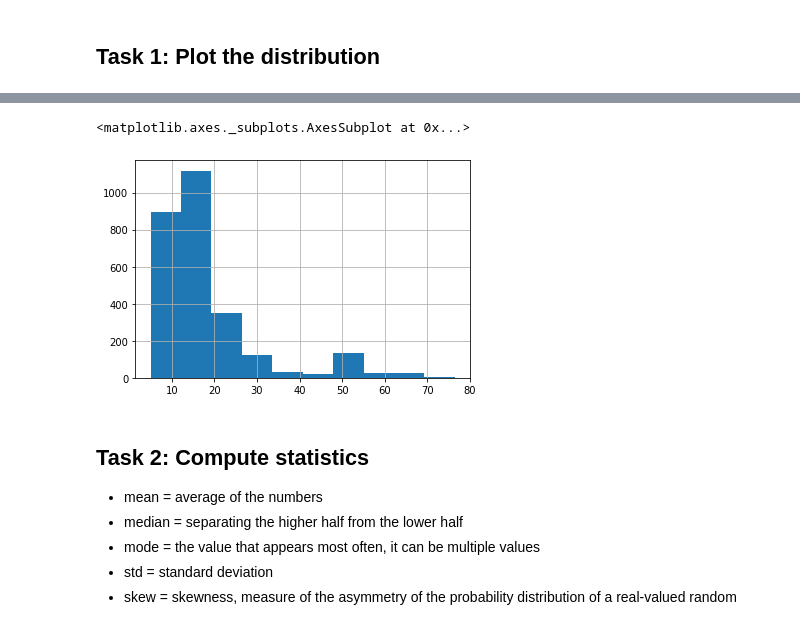
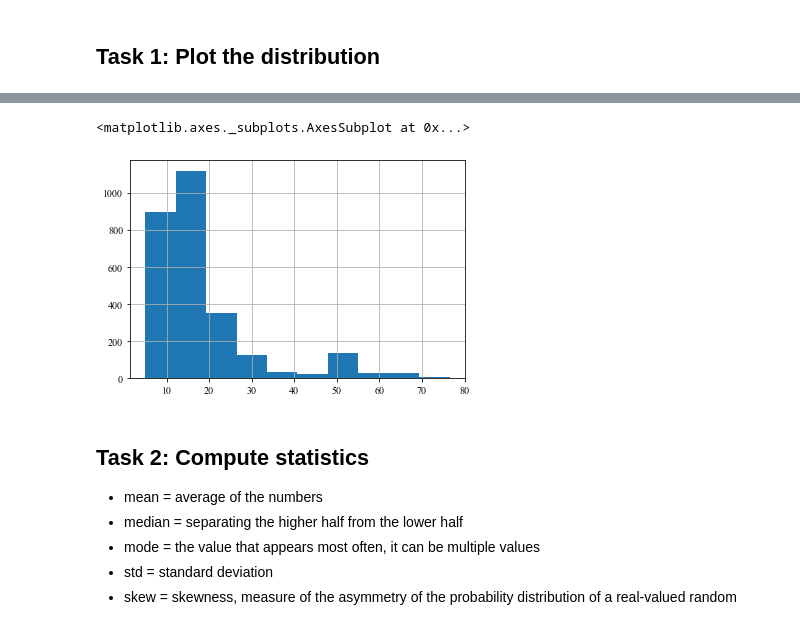
Before and after one commit to hpi-sam/rl-4-self-repair, a Jupyter notebook: data_analysis/01_main_data.ipynb, the cells around one changed output, grey strips where cells are left out. Cells and saved outputs as stored; diff of their text form; code cells hidden in the pictures.

```diff
--- a/data_analysis/01_main_data.ipynb
+++ b/data_analysis/01_main_data.ipynb
@@ -2,6 +2,7 @@
 import pandas as pd
 import numpy as np
 import matplotlib.pyplot as plt
+plt.rcParams["font.family"] = "Times New Roman"
 import sys
 import os
 if "../" not in sys.path:
@@ -74,8 +56,8 @@ plt.xticks(rotation='vertical')
 # %%
-dh.data[dh.data.columns[1]].hist()
+dh.data[dh.data.columns[2]].hist()
 # %% [output]
 <matplotlib.axes._subplots.AxesSubplot at 0x...>
-[figure, old version]
+[figure, new version]
 # %% [markdown]
 ## Task 2: Compute statistics
 
```
Also changed, not shown: parts of 9 cells of this notebook, 38 other files.
